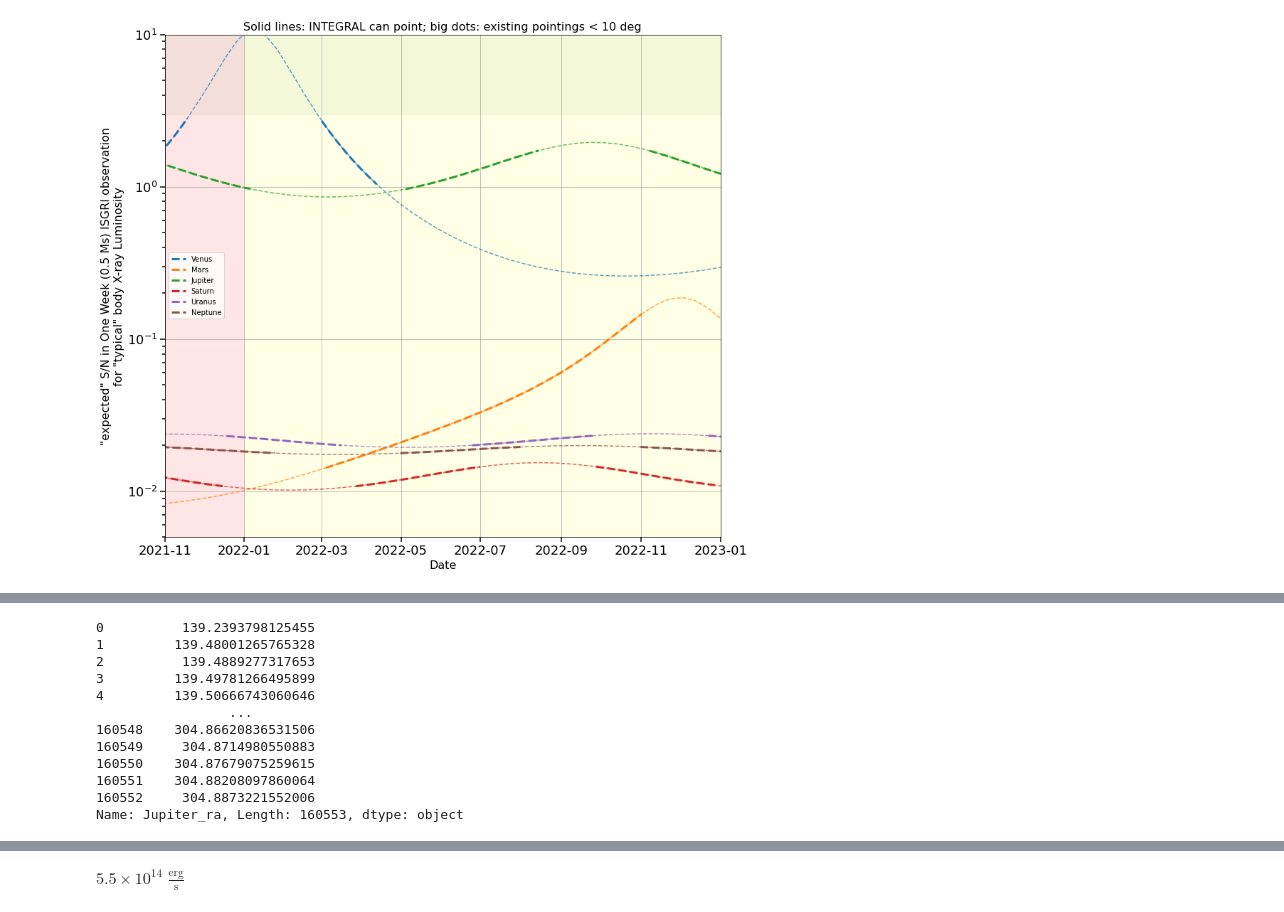
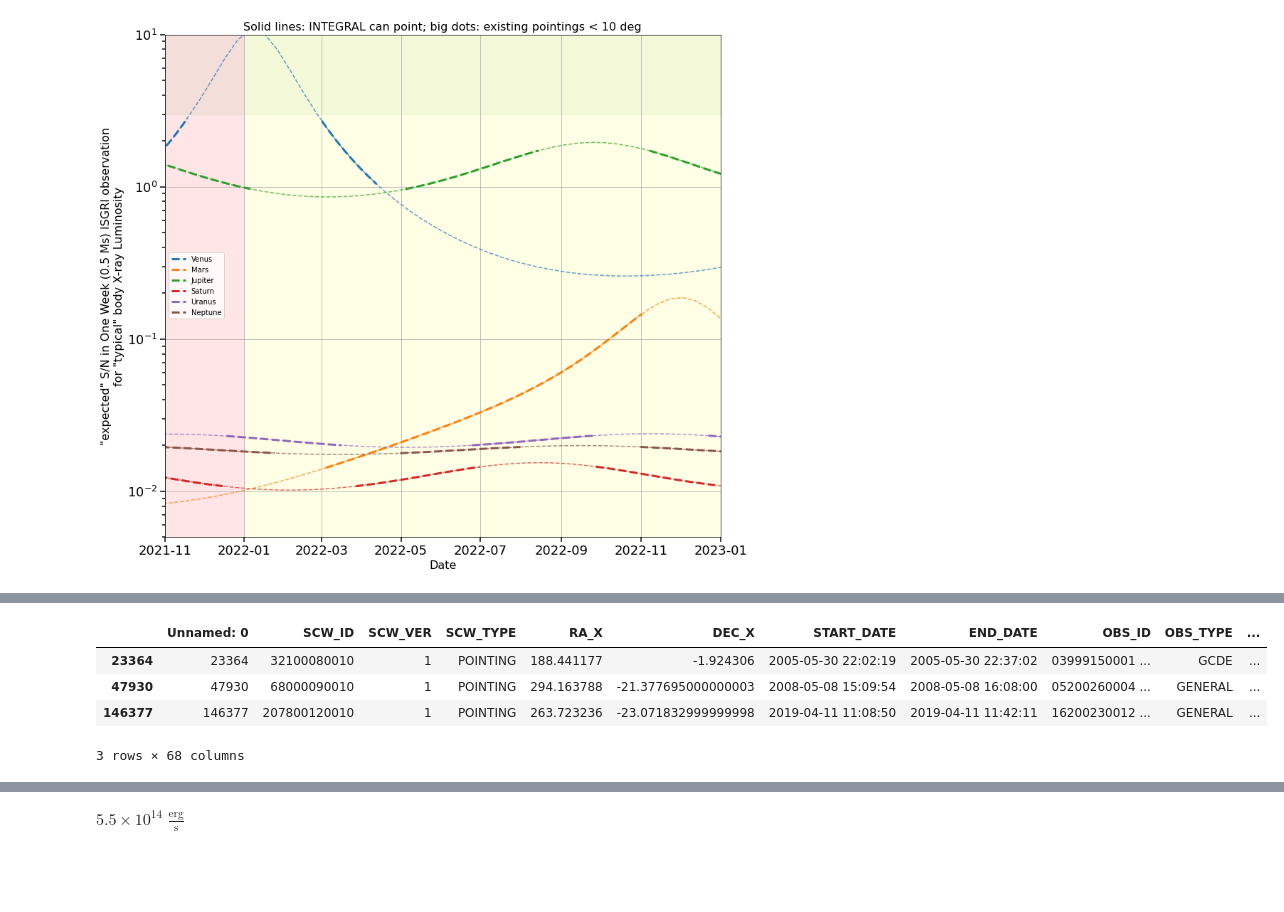
Before and after one commit to volodymyrss/planets, a Jupyter notebook: planets.ipynb, the cells around one changed output, grey strips where cells are left out. Saved outputs shown, nothing was run; the diff lists cells and outputs as text; code cells hidden in the pictures; blank space fills up the shorter version.

```diff
--- a/planets.ipynb
+++ b/planets.ipynb
@@ -494,17 +465,8 @@ Name: IJD_START, Length: 1853, dtype: float64
-# %%
-
-
-R['Jupiter_ra']
-# %% [output]
-0          139.2393798125455
-1         139.48001265765328
-2          139.4889277317653
-3         139.49781266495899
-4         139.50666743060646
-                 ...
-160548    304.86620836531506
-160549     304.8714980550883
-160550    304.87679075259615
-160551    304.88208097860064
-160552     304.8873221552006
-Name: Jupiter_ra, Length: 160553, dtype: object
+# %%
+R[R['Jupiter_from_sc_x_deg'] < 0.5]
+# %% [output]
+|  | Unnamed: 0 | SCW_ID | SCW_VER | SCW_TYPE | RA_X | DEC_X | START_DATE | END_DATE | OBS_ID | OBS_TYPE | ... |
+| 23364 | 23364 | 32100080010 | 1 | POINTING | 188.441177 | -1.924306 | 2005-05-30 22:02:19 | 2005-05-30 22:37:02 | 03999150001 ... | GCDE | ... |
+| 47930 | 47930 | 68000090010 | 1 | POINTING | 294.163788 | -21.377695000000003 | 2008-05-08 15:09:54 | 2008-05-08 16:08:00 | 05200260004 ... | GENERAL | ... |
+| 146377 | 146377 | 207800120010 | 1 | POINTING | 263.723236 | -23.071832999999998 | 2019-04-11 11:08:50 | 2019-04-11 11:42:11 | 16200230012 ... | GENERAL | ... |
+3 rows × 68 columns
```
Also changed, not shown: parts of 9 cells of this notebook, 3 other files.
